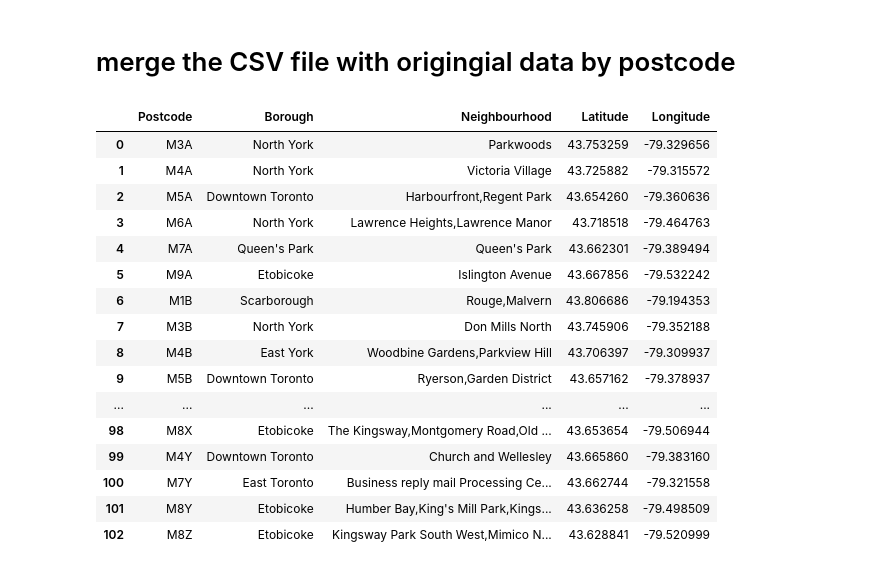
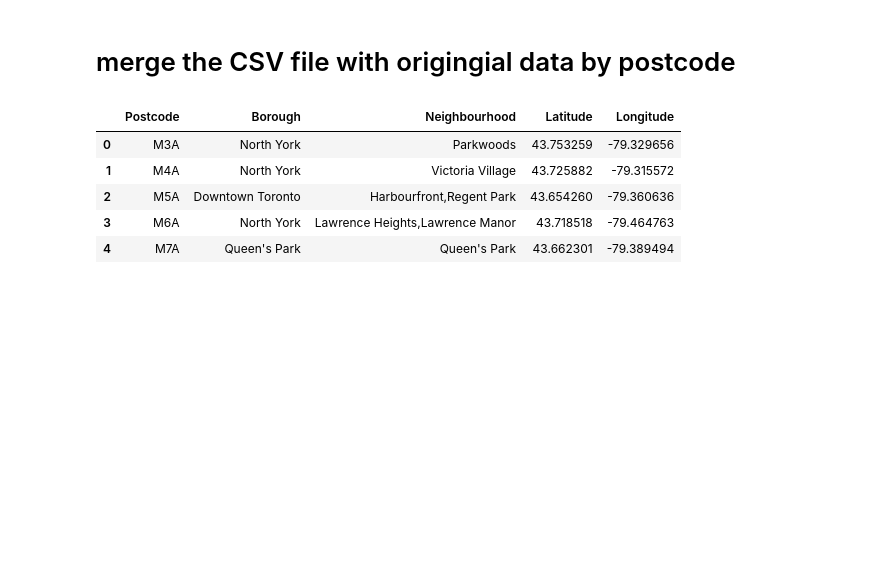
Before and after one commit to nohamaziz/capstone2, a Jupyter notebook: week3(1).ipynb, the cells around one changed output. Drawn from its saved outputs; the diff is of its cells as text; code cells hidden in the pictures; blank space fills up the shorter version.

```diff
--- a/week3(1).ipynb
+++ b/week3(1).ipynb
@@ -178,22 +178,12 @@ url2.head()
 # %% [markdown]
 # merge the CSV file with origingial data by postcode
 # %%
-pd.merge(df,url2, on='Postcode')
+new_can=pd.merge(df,url2, on='Postcode')
+new_can.head()
 # %% [output]
 |  | Postcode | Borough | Neighbourhood | Latitude | Longitude |
 | 0 | M3A | North York | Parkwoods | 43.753259 | -79.329656 |
 | 1 | M4A | North York | Victoria Village | 43.725882 | -79.315572 |
 | 2 | M5A | Downtown Toronto | Harbourfront,Regent Park | 43.654260 | -79.360636 |
 | 3 | M6A | North York | Lawrence Heights,Lawrence Manor | 43.718518 | -79.464763 |
 | 4 | M7A | Queen's Park | Queen's Park | 43.662301 | -79.389494 |
-| 5 | M9A | Etobicoke | Islington Avenue | 43.667856 | -79.532242 |
-| 6 | M1B | Scarborough | Rouge,Malvern | 43.806686 | -79.194353 |
-| 7 | M3B | North York | Don Mills North | 43.745906 | -79.352188 |
-| 8 | M4B | East York | Woodbine Gardens,Parkview Hill | 43.706397 | -79.309937 |
-| 9 | M5B | Downtown Toronto | Ryerson,Garden District | 43.657162 | -79.378937 |
-| ... | ... | ... | ... | ... | ... |
-| 98 | M8X | Etobicoke | The Kingsway,Montgomery Road,Old ... | 43.653654 | -79.506944 |
-| 99 | M4Y | Downtown Toronto | Church and Wellesley | 43.665860 | -79.383160 |
-| 100 | M7Y | East Toronto | Business reply mail Processing Ce... | 43.662744 | -79.321558 |
-| 101 | M8Y | Etobicoke | Humber Bay,King's Mill Park,Kings... | 43.636258 | -79.498509 |
-| 102 | M8Z | Etobicoke | Kingsway Park South West,Mimico N... | 43.628841 | -79.520999 |
```
